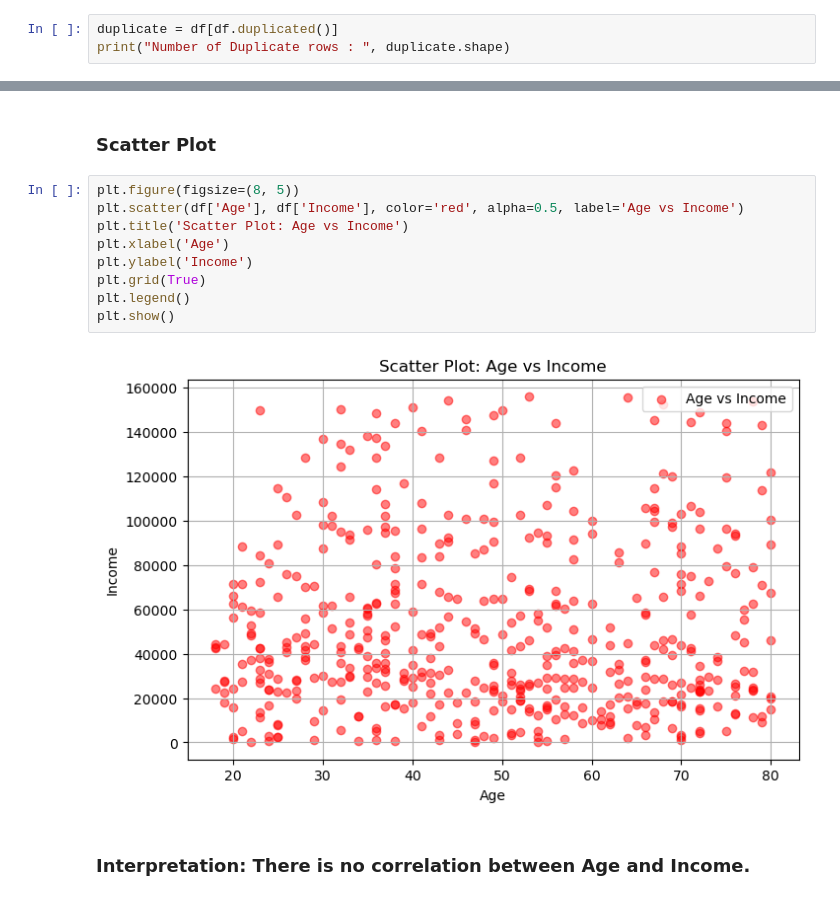
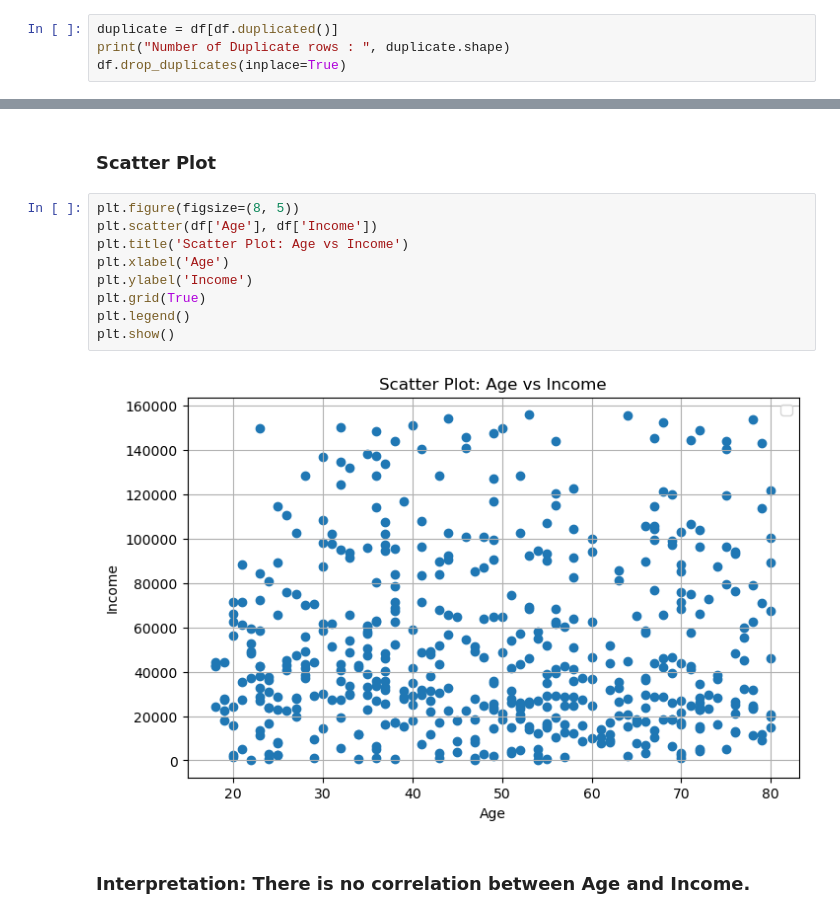
Before and after one commit to himanshi-agarwal/Machine-Learning-Labs, a Jupyter notebook: Lab2.ipynb, the cells around one changed output, grey strips where cells are left out. Drawn from its saved outputs; the diff is of its cells as text.

```diff
--- a/Lab2.ipynb
+++ b/Lab2.ipynb
@@ -51,6 +51,7 @@ Rows and Column in Dataset are :  (599, 16)
 # %%
 duplicate = df[df.duplicated()]
 print("Number of Duplicate rows : ", duplicate.shape)
+df.drop_duplicates(inplace=True)
 # %% [output]
 Number of Duplicate rows :  (0, 16)
 # %% [markdown]
@@ -281,15 +282,15 @@ plt.show()
 ### Scatter Plot
 # %%
 plt.figure(figsize=(8, 5))
-plt.scatter(df['Age'], df['Income'], color='red', alpha=0.5, label='Age vs Income')
+plt.scatter(df['Age'], df['Income'])
 plt.title('Scatter Plot: Age vs Income')
 plt.xlabel('Age')
 plt.ylabel('Income')
 plt.grid(True)
 plt.legend()
 plt.show()
 # %% [output]
-[figure, old version]
+[figure, new version]
 # %% [markdown]
 ### Interpretation: There is no correlation between Age and Income.
 # %%
```
Also changed, not shown: parts of 1 cell of this notebook, 2 other files.
